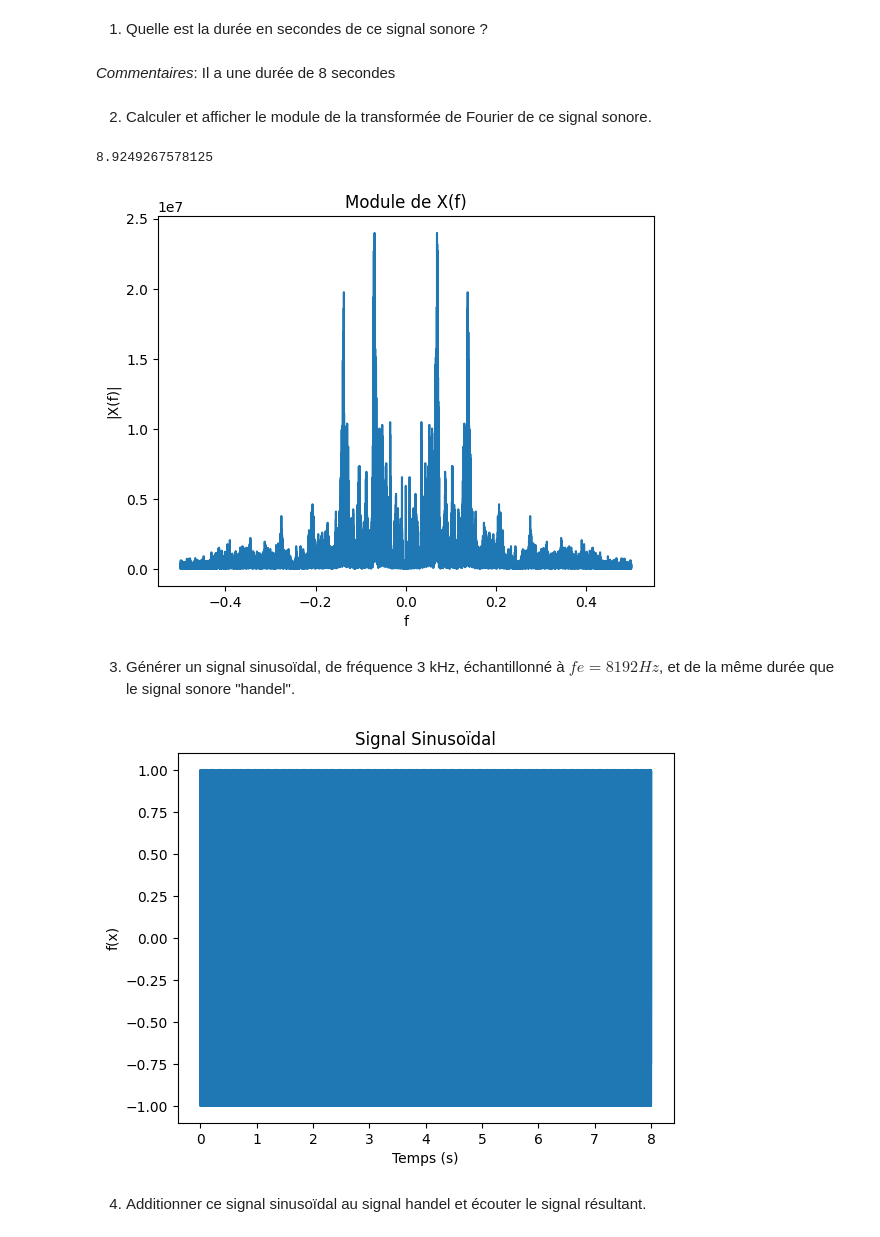
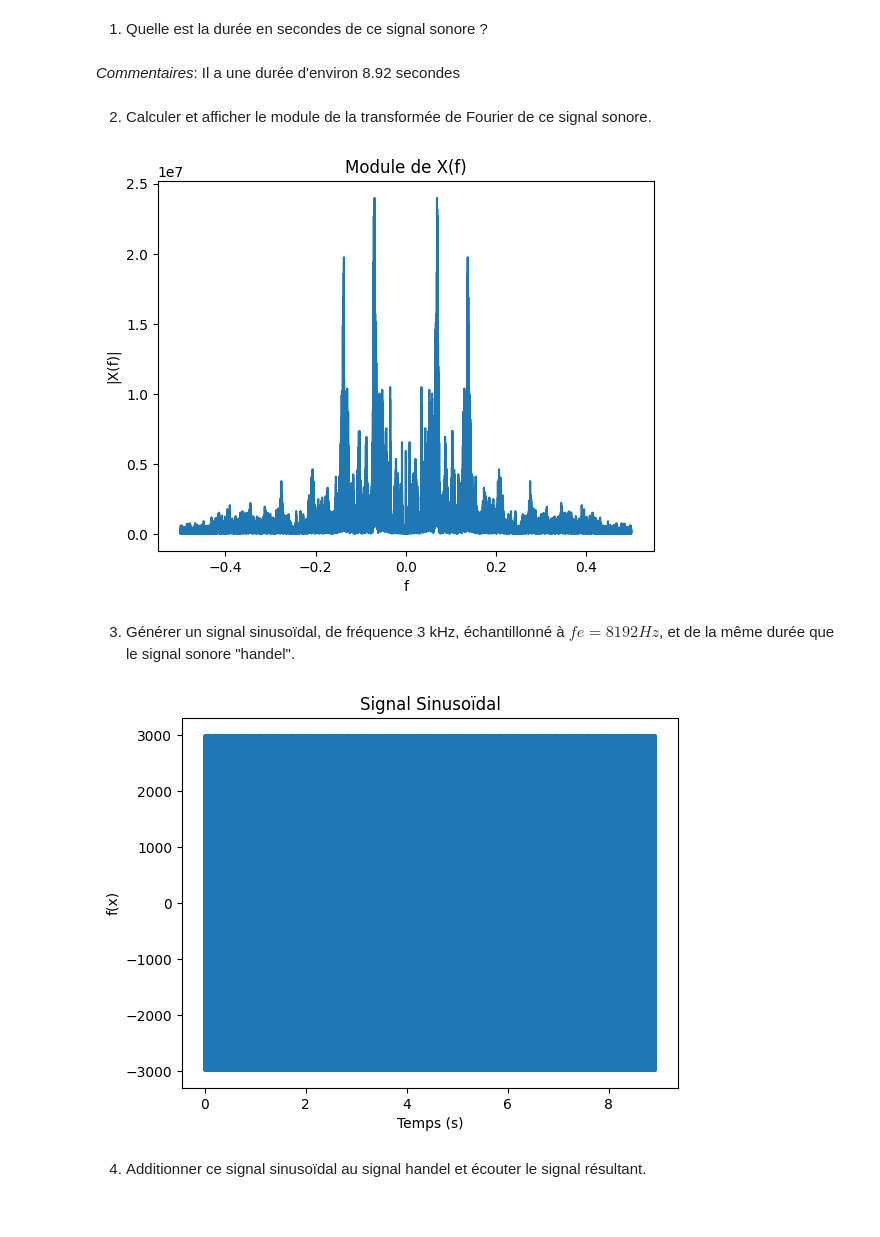
Before and after one commit to SearleOliver/Image-et-Signal, a Jupyter notebook: Traitement du Signal/NotebookTDS_TP2324.ipynb, the cells around one changed output. Drawn from its saved outputs; the diff is of its cells as text; code cells hidden in the pictures.

```diff
--- a/Traitement du Signal/NotebookTDS_TP2324.ipynb
+++ b/Traitement du Signal/NotebookTDS_TP2324.ipynb
@@ -276,7 +284,7 @@ print (fs2)
 # %% [markdown]
 1) Quelle est la durée en secondes de ce signal sonore ?
 # %% [markdown]
-*Commentaires*: Il a une durée de 8 secondes
+*Commentaires*: Il a une durée d'environ 8.92 secondes
 # %% [markdown]
 2) Calculer et afficher le module de la transformée de Fourier de ce signal sonore.
 # %%
@@ -284,7 +292,6 @@ X = np.fft.fftshift(np.fft.fft(signal2))
 
 N = len(signal2)
 f = np.fft.fftshift(np.fft.fftfreq(N, d=1))
-print (N/fs2)
 
 # module
 plt.figure()
@@ -294,27 +301,25 @@ plt.ylabel("|X(f)|")
 plt.title("Module de X(f)")
 plt.show()
 # %% [output]
-8.9249267578125
 [figure]
 # %% [markdown]
 3) Générer un signal sinusoïdal, de fréquence 3 kHz, échantillonné à $fe = 8192Hz$, et de la même durée que le signal sonore "handel".
 # %%
-fe = 8192
+fe = fs2
 duree = 8
 f = 3000
-A = 1
-t = np.arange(N) / fe
-N = int(fe * duree)
+A = 3000
+N = len(signal2)
 t = np.arange(N) / fe
 sin = A * np.sin(2 * np.pi * f * t)
 plt.figure()
 plt.plot(t, sin)
 plt.xlabel("Temps (s)")
 plt.ylabel("f(x)")
 plt.title("Signal Sinusoïdal")
 plt.show()
 # %% [output]
-[figure, old version]
+[figure, new version]
 # %% [markdown]
 4) Additionner ce signal sinusoïdal au signal handel et écouter le signal résultant.
 # %%
```
Also changed, not shown: parts of 6 cells of this notebook.
